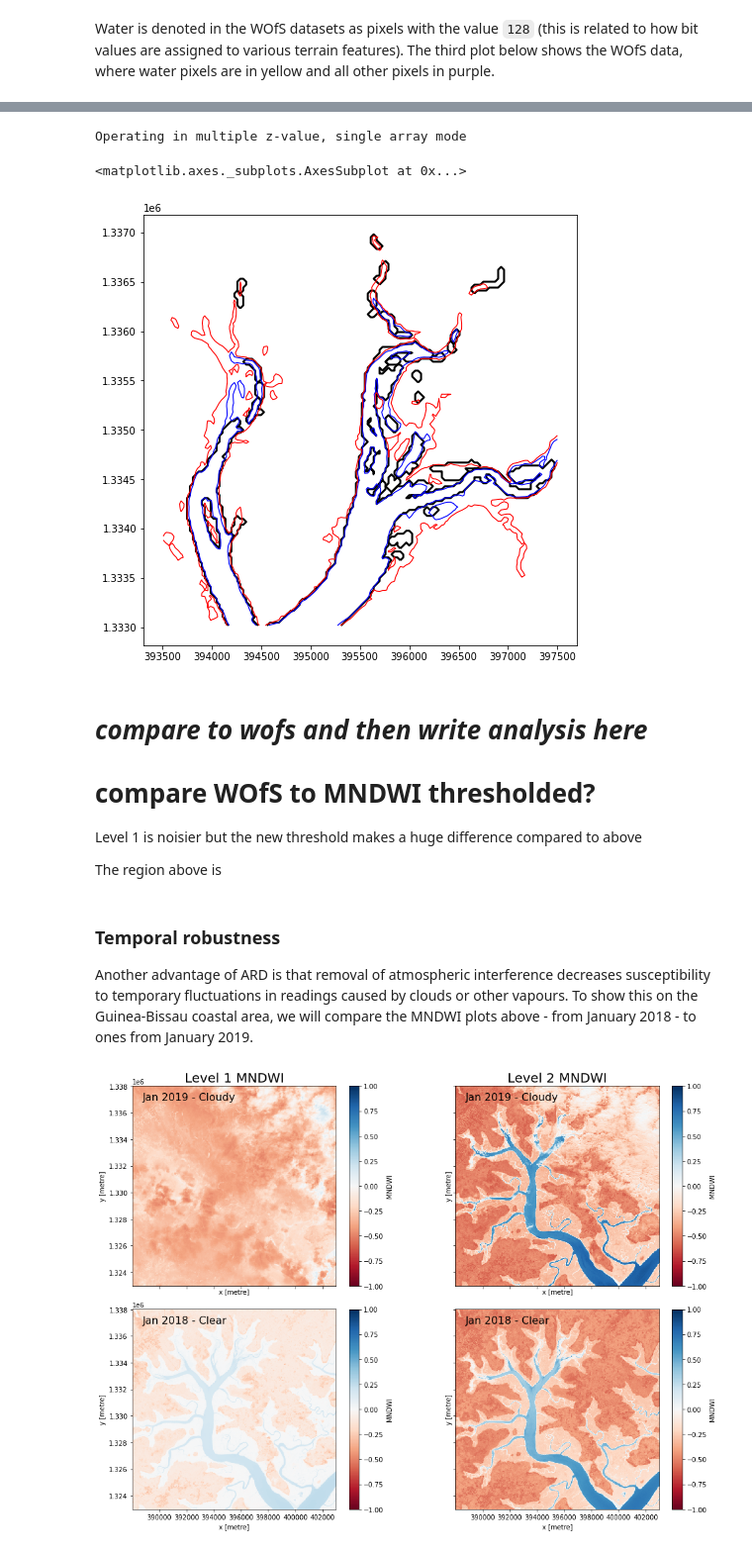
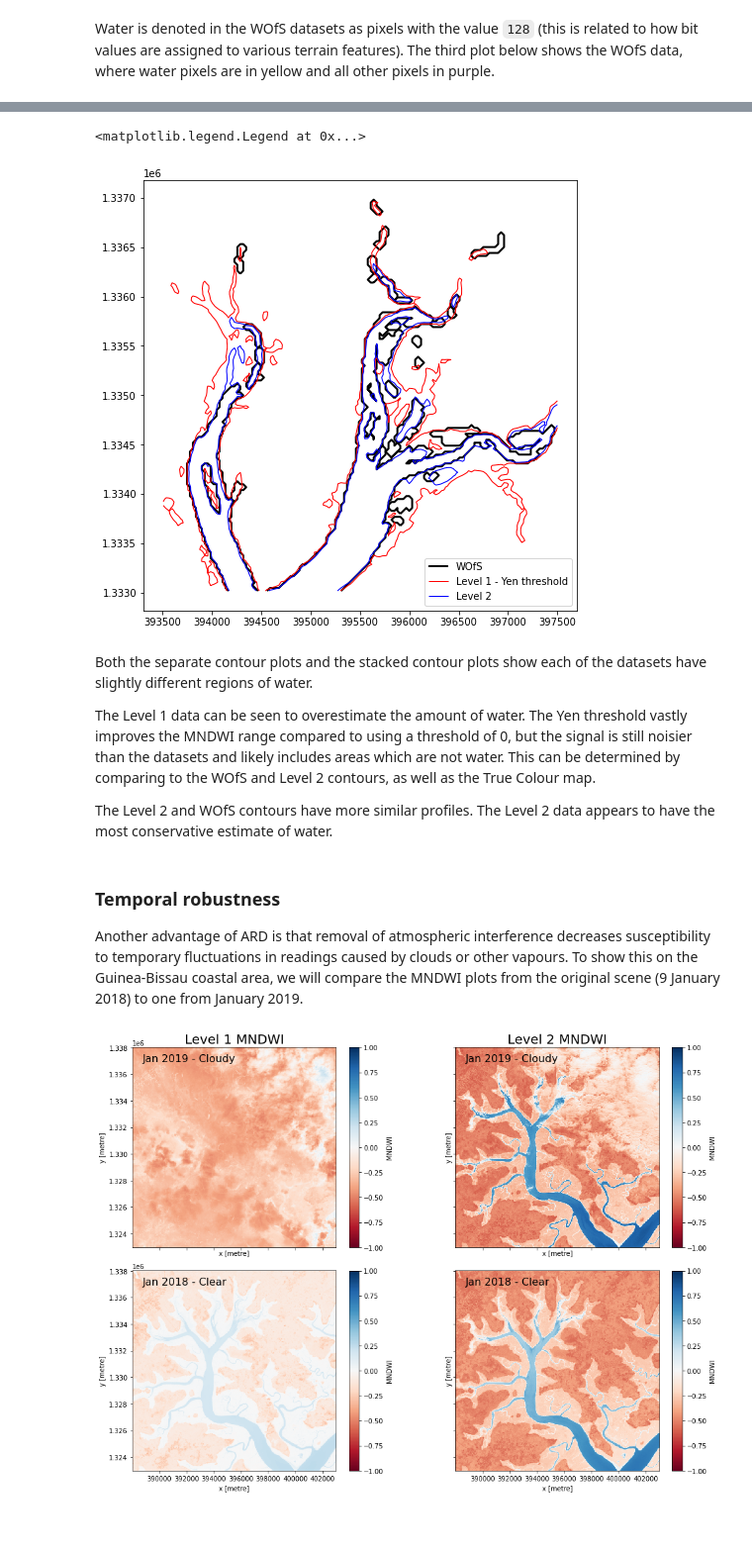
Before and after one commit to eefaye/deafrica-sandbox-notebooks, a Jupyter notebook: MNDWI Comparison - 7 July/Extended2_Level 1 Level 2 Comparison - MNDWI.ipynb, the cells around one changed output, grey strips where cells are left out. Shown at 99% size. Saved outputs shown, nothing was run; the diff lists cells and outputs as text; code cells hidden in the pictures; blank space fills up the shorter version.

Commit message:
Custom threshold and WOfS comparisons.

```diff
--- a/MNDWI Comparison - 7 July/Extended2_Level 1 Level 2 Comparison - MNDWI.ipynb
+++ b/MNDWI Comparison - 7 July/Extended2_Level 1 Level 2 Comparison - MNDWI.ipynb
@@ -486,26 +494,22 @@ It is more comparable to show the different contours on the same plot.
-# %%
-wofs_contour = wofs.water.sel(x = slice(contour_xmin, contour_xmax), y = slice(contour_ymax, contour_ymin))
-wofs_contours_gdf = subpixel_contours(da = wofs_contour, z_values = 1, crs = wofs.crs, min_vertices = 10)
-
-wofs_contours_gdf.plot(linewidth=2.0, color='black', figsize = (8, 8))
-l2_contours_gdf.plot(ax = plt.gca(), linewidth=1.0, color='blue')
-l1_contours_gdf.plot(ax = plt.gca(), linewidth=1.0, color='red')
-# %% [output]
-Operating in multiple z-value, single array mode
-<matplotlib.axes._subplots.AxesSubplot at 0x...>
-[figure, removed]
-# %% [markdown]
-# *compare to wofs and then write analysis here*
-
-# compare WOfS to MNDWI thresholded?
-
-Level 1 is noisier but the new threshold makes a huge difference compared to above
-
-The region above is
+# %%
+wofs_contours_gdf.plot(linewidth=2.0, color='black', figsize = (8, 8))
+l1_contours_gdf.plot(ax = plt.gca(), linewidth=1.0, color='red')
+l2_contours_gdf.plot(ax = plt.gca(), linewidth=1.0, color='blue')
+
+plt.legend(labels = ['WOfS', 'Level 1 - Yen threshold', 'Level 2'], loc = 'lower right')
+# %% [output]
+<matplotlib.legend.Legend at 0x...>
+[figure, added]
+# %% [markdown]
+Both the separate contour plots and the stacked contour plots show each of the datasets have slightly different regions of water.
+
+The Level 1 data can be seen to overestimate the amount of water. The Yen threshold vastly improves the MNDWI range compared to using a threshold of 0, but the signal is still noisier than the datasets and likely includes areas which are not water. This can be determined by comparing to the WOfS and Level 2 contours, as well as the True Colour map.
+
+The Level 2 and WOfS contours have more similar profiles. The Level 2 data appears to have the most conservative estimate of water.
 # %% [markdown]
 ### Temporal robustness
 
-Another advantage of ARD is that removal of atmospheric interference decreases susceptibility to temporary fluctuations in readings caused by clouds or other vapours. To show this on the Guinea-Bissau coastal area, we will compare the MNDWI plots above - from January 2018 - to ones from January 2019.
+Another advantage of ARD is that removal of atmospheric interference decreases susceptibility to temporary fluctuations in readings caused by clouds or other vapours. To show this on the Guinea-Bissau coastal area, we will compare the MNDWI plots from the original scene (9 January 2018) to one from January 2019.
 # %%
 # Load all Level 1 and Level 2 data, as in the Prerequisites and initial steps
 # Use the same region as before - a scene from Guinea-Bissau
```
Also changed, not shown: parts of 9 cells of this notebook.
